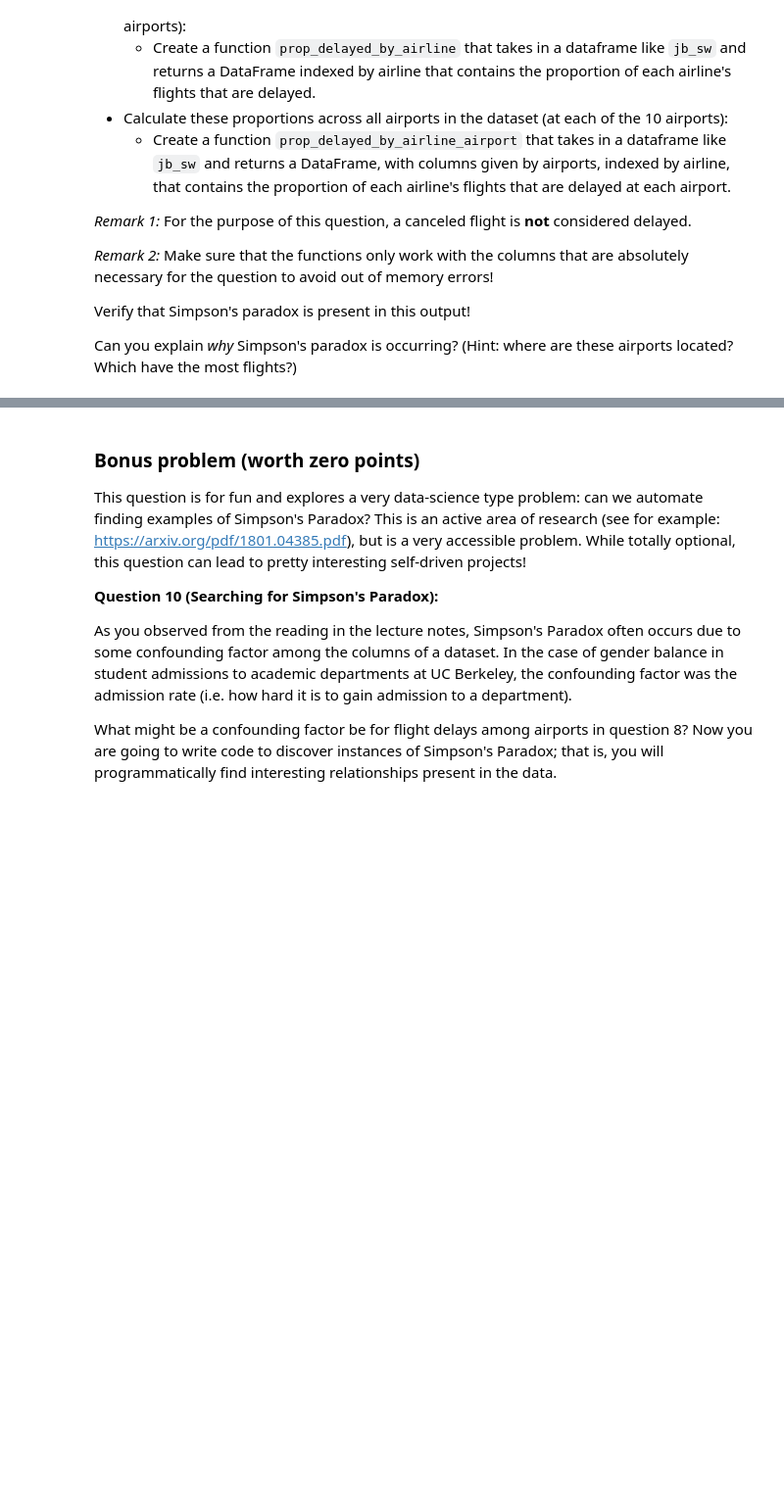
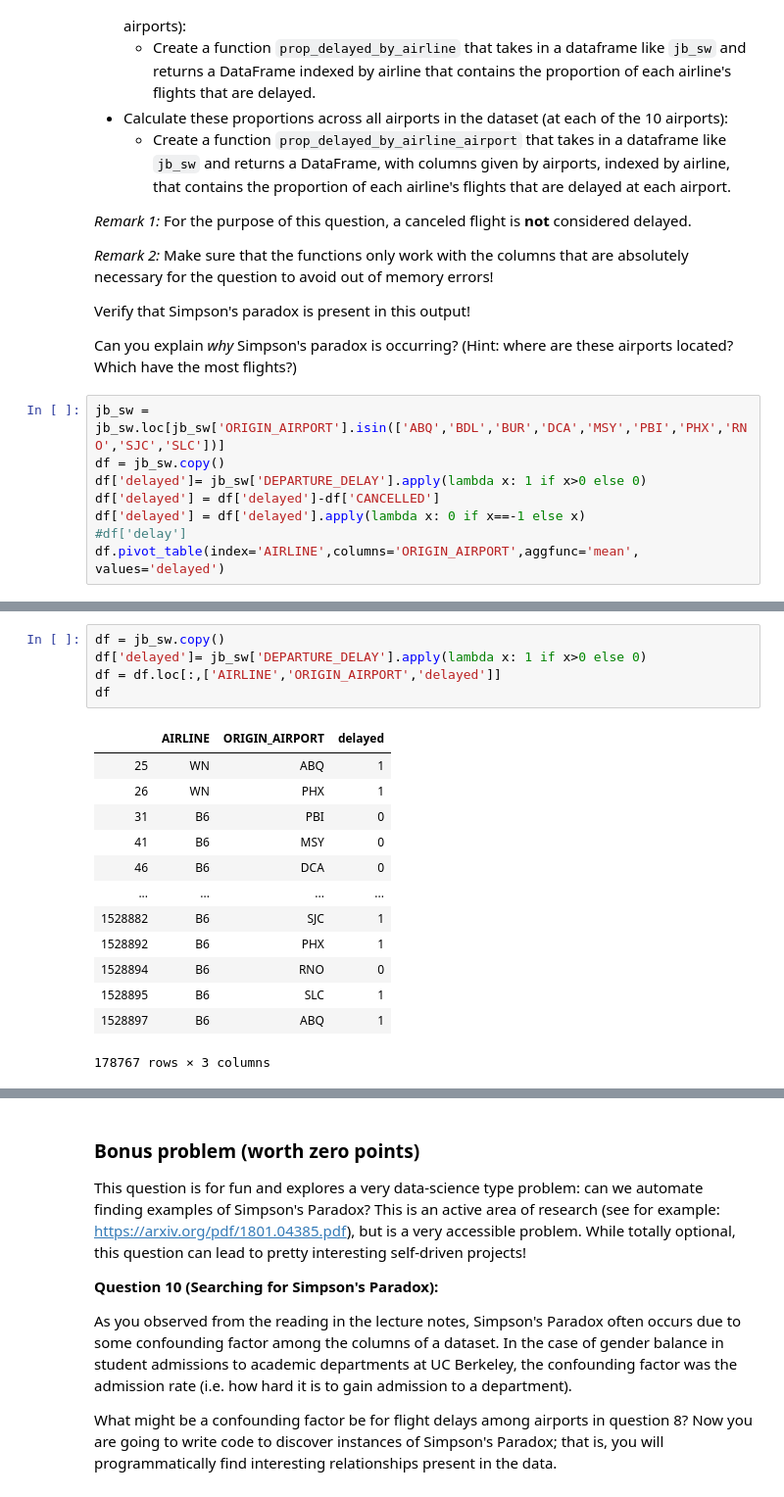
Before and after one commit to harbor-s/dsc80-sp20, a Jupyter notebook: projects/project02/project02.ipynb, the cells around one changed output, grey strips where cells are left out. Shown: that part at 98% size. Cells and saved outputs as stored; diff of their text form; blank space fills up the shorter version.

```diff
--- a/projects/project02/project02.ipynb
+++ b/projects/project02/project02.ipynb
@@ -315,3 +425,11 @@ Illustrate Simpson's paradox with this table:
 Verify that Simpson's paradox is present in this output!
 
 Can you explain *why* Simpson's paradox is occurring? (Hint: where are these airports located? Which have the most flights?)
+# %%
+jb_sw = jb_sw.loc[jb_sw['ORIGIN_AIRPORT'].isin(['ABQ','BDL','BUR','DCA','MSY','PBI','PHX','RNO','SJC','SLC'])]
+df = jb_sw.copy()
+df['delayed']= jb_sw['DEPARTURE_DELAY'].apply(lambda x: 1 if x>0 else 0)
+df['delayed'] = df['delayed']-df['CANCELLED']
+df['delayed'] = df['delayed'].apply(lambda x: 0 if x==-1 else x)
+#df['delay']
+df.pivot_table(index='AIRLINE',columns='ORIGIN_AIRPORT',aggfunc='mean', values='delayed')
@@ -318,3 +455,22 @@ Can you explain *why* Simpson's paradox is occurring? (Hint: where are these air
+# %%
+df = jb_sw.copy()
+df['delayed']= jb_sw['DEPARTURE_DELAY'].apply(lambda x: 1 if x>0 else 0)
+df = df.loc[:,['AIRLINE','ORIGIN_AIRPORT','delayed']]
+df
+# %% [output]
+|  | AIRLINE | ORIGIN_AIRPORT | delayed |
+| 25 | WN | ABQ | 1 |
+| 26 | WN | PHX | 1 |
+| 31 | B6 | PBI | 0 |
+| 41 | B6 | MSY | 0 |
+| 46 | B6 | DCA | 0 |
+| ... | ... | ... | ... |
+| 1528882 | B6 | SJC | 1 |
+| 1528892 | B6 | PHX | 1 |
+| 1528894 | B6 | RNO | 0 |
+| 1528895 | B6 | SLC | 1 |
+| 1528897 | B6 | ABQ | 1 |
+178767 rows × 3 columns
 # %% [markdown]
 **Question 9**
 
```
Also changed, not shown: parts of 22 cells of this notebook, 1 other file.
